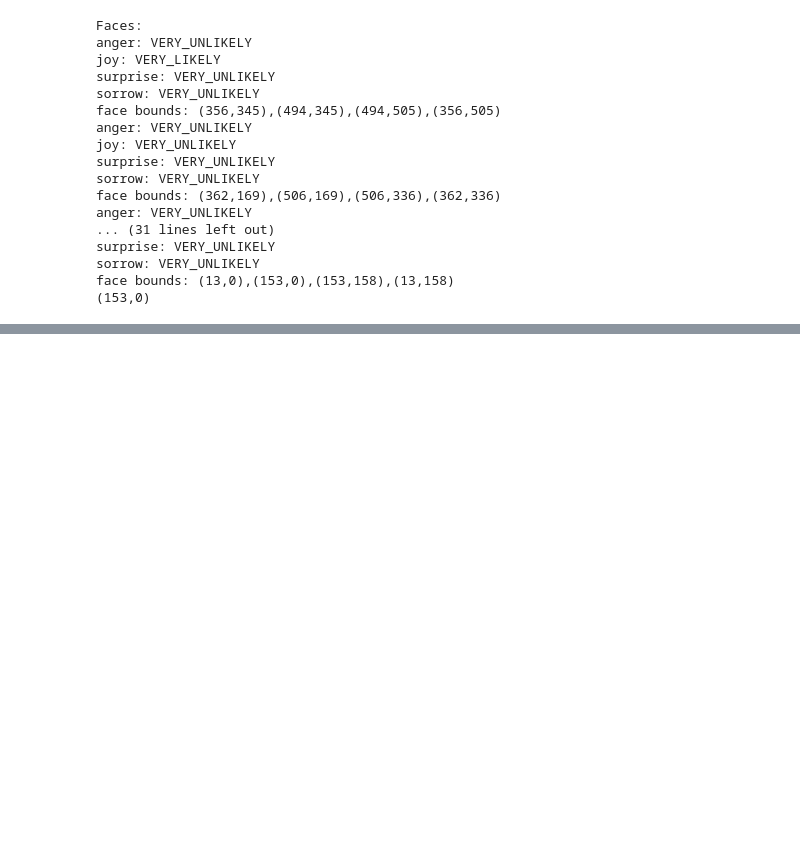
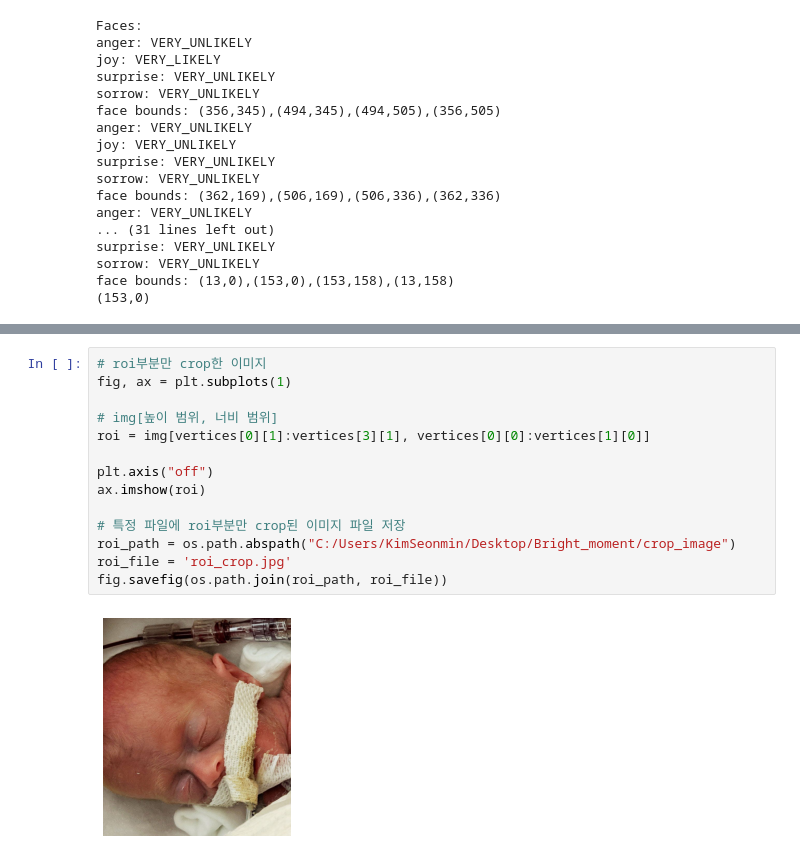
Before and after one commit to SEONMIN99/Bright_moment, a Jupyter notebook: google cloud vision api.ipynb, the cells around one changed output, grey strips where cells are left out. Saved outputs shown, nothing was run; the diff lists cells and outputs as text; blank space fills up the shorter version.

```diff
--- a/google cloud vision api.ipynb
+++ b/google cloud vision api.ipynb
@@ -159,0 +161,16 @@ Confidence in Detection: 56.49207830429077%
+# %%
+# roi부분만 crop한 이미지
+fig, ax = plt.subplots(1)
+
+# img[높이 범위, 너비 범위]
+roi = img[vertices[0][1]:vertices[3][1], vertices[0][0]:vertices[1][0]]
+
+plt.axis("off")
+ax.imshow(roi)
+
+# 특정 파일에 roi부분만 crop된 이미지 파일 저장
+roi_path = os.path.abspath("C:/Users/KimSeonmin/Desktop/Bright_moment/crop_image")
+roi_file = 'roi_crop.jpg'
+fig.savefig(os.path.join(roi_path, roi_file))
+# %% [output]
+[figure, added]
```
Also changed, not shown: parts of 3 cells of this notebook, 1 other file.
